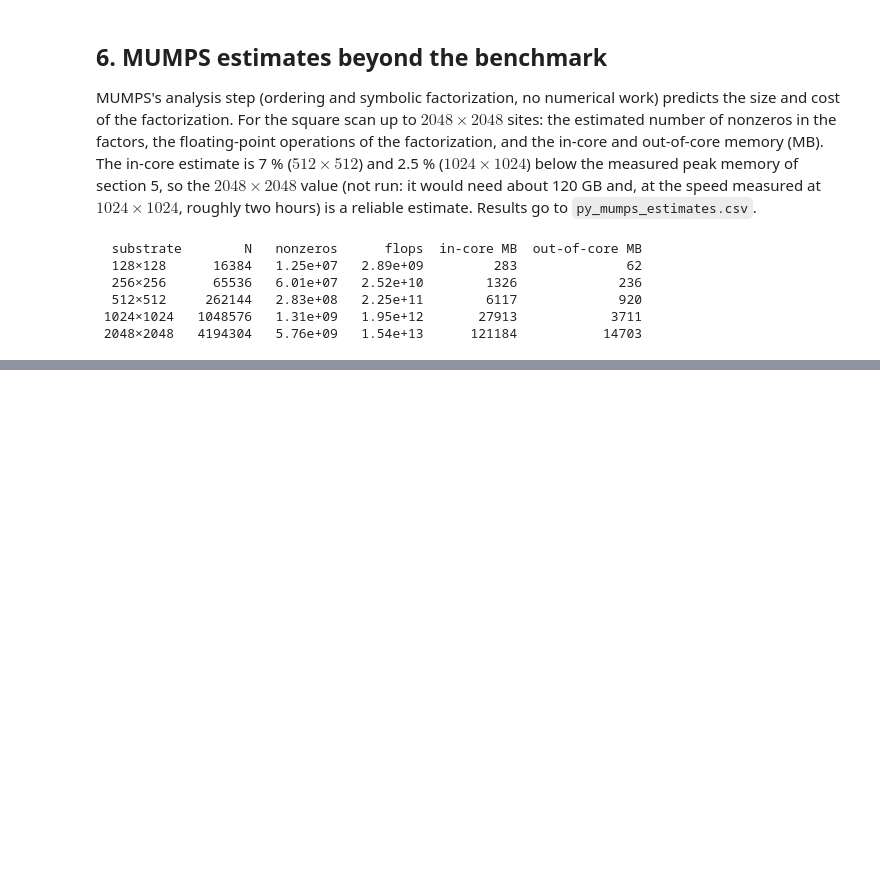
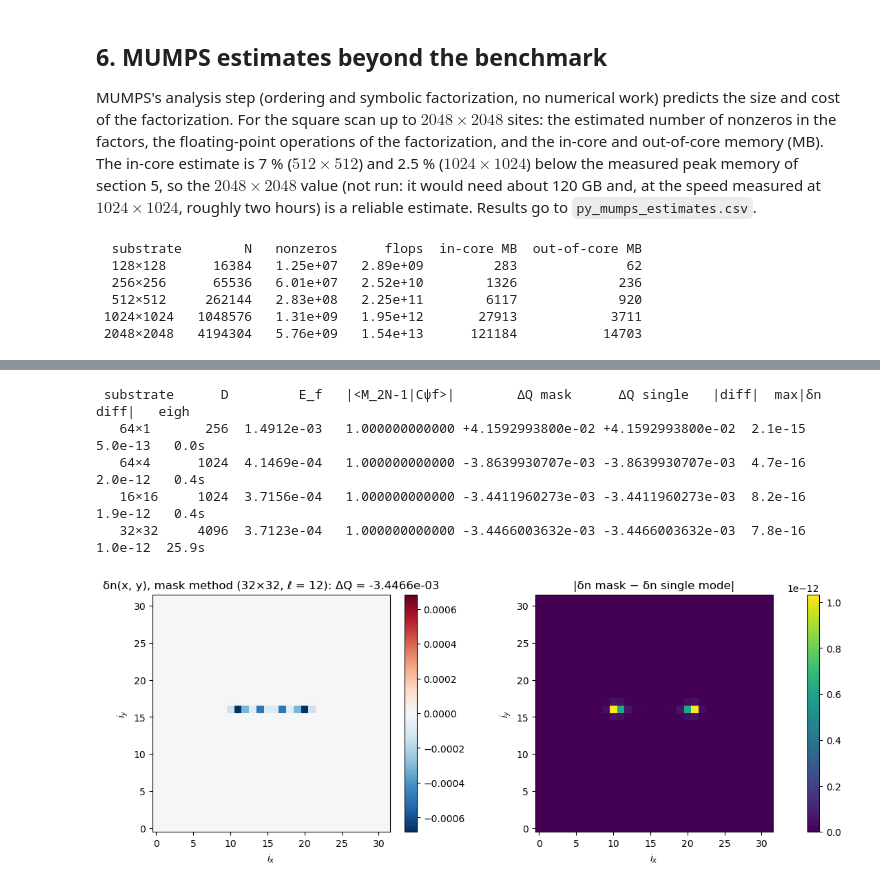
Before and after one commit to alasko5/MSH_Tensor_Network_Methods, a Jupyter notebook: msh_substrate/msh_substrate_python.ipynb, the cells around one changed output, grey strips where cells are left out. Drawn from its saved outputs; the diff is of its cells as text; code cells hidden in the pictures; blank space fills up the shorter version.

```diff
--- a/msh_substrate/msh_substrate_python.ipynb
+++ b/msh_substrate/msh_substrate_python.ipynb
@@ -334,0 +396,51 @@ for r in est:
+# %%
+def mask_check(Lx, Ly, ell=12):
+    "Charge difference of the fermion mode from the mask method (dense M) and from ⟨ψf|τz|ψf⟩, with δn on the lattice."
+    H = ham(Lx, Ly, ell).toarray(); N = H.shape[0] // 4
+    t_ = time.perf_counter(); E, M = la.eigh(H); t_eigh = time.perf_counter() - t_   # ascending energies
+    # logical states as masks over the columns of M (as in msh_chain_python_ed.ipynb, section 7)
+    masks = np.zeros((2, 4*N), bool)
+    masks[1, 2*N] = True                                       # |1⟩: ψf (column 2N) filled; |0⟩: empty
+    masks[:, :2*N] = np.flip(~masks[:, 2*N:], axis=1)          # partners: column 2N−1−k = C(column 2N+k)
+    rho = np.empty((2, N))
+    for j in range(2):
+        A = M[:, masks[j]]
+        rho[j] = (np.abs(A)**2).sum(1).reshape(N, 4)[:, :2].sum(1)   # particle diagonal of G = A A†, summed over spin
+    dn_mask = rho[1] - rho[0]
+    # single-mode formula from column 2N alone
+    v = M[:, 2*N].reshape(N, 4)
+    dn_single = (np.abs(v[:, :2])**2).sum(1) - (np.abs(v[:, 2:])**2).sum(1)
+    Cpsi = (np.kron(sy, sy) @ v.conj().T).T.reshape(-1)       # C = τy σy K in kwant's basis
+    overlap = abs(np.vdot(M[:, 2*N - 1], Cpsi))
+    return dict(N=N, D=4*N, E_f=E[2*N], t_eigh=t_eigh, overlap=overlap, dQ_mask=dn_mask.sum(), dQ_single=dn_single.sum(),
+                dn_err=np.abs(dn_mask - dn_single).max(), dn_mask=dn_mask.reshape(2**Ly, 2**Lx),
+                dn_single=dn_single.reshape(2**Ly, 2**Lx))
+
+mask_scan = [(6, 0), (6, 2), (4, 4), (5, 5)]
+mc = {p: in_fresh_process(mask_check, *p)[0] for p in mask_scan}
+print(f"{'substrate':>10s} {'D':>6s} {'E_f':>11s} {'|<M_2N-1|Cψf>|':>16s} {'ΔQ mask':>14s} {'ΔQ single':>14s} "
+      f"{'|diff|':>8s} {'max|δn diff|':>13s} {'eigh':>6s}")
+for (Lx, Ly), r in mc.items():
+    print(f"{2**Lx:>5d}×{2**Ly:<4d} {r['D']:6d} {r['E_f']:11.4e} {r['overlap']:16.12f} {r['dQ_mask']:+14.10e} "
+          f"{r['dQ_single']:+14.10e} {abs(r['dQ_mask'] - r['dQ_single']):8.1e} {r['dn_err']:13.1e} {r['t_eigh']:5.1f}s")
+
+import matplotlib.pyplot as plt
+r = mc[(5, 5)]
+fig, ax = plt.subplots(1, 2, figsize=(11, 4.2), constrained_layout=True)
+vm = np.abs(r["dn_mask"]).max()
+im = ax[0].imshow(r["dn_mask"], origin="lower", cmap="RdBu_r", vmin=-vm, vmax=vm)
+ax[0].set_title(f"δn(x, y), mask method (32×32, ℓ = 12): ΔQ = {r['dQ_mask']:+.4e}")
+fig.colorbar(im, ax=ax[0])
+im = ax[1].imshow(np.abs(r["dn_mask"] - r["dn_single"]), origin="lower", cmap="viridis")
+ax[1].set_title("|δn mask − δn single mode|")
+fig.colorbar(im, ax=ax[1])
+for a in ax:
+    a.set_xlabel("$i_x$"); a.set_ylabel("$i_y$")
+plt.show()
+# %% [output]
+ substrate      D         E_f   |<M_2N-1|Cψf>|        ΔQ mask      ΔQ single   |diff|  max|δn diff|   eigh
+   64×1       256  1.4912e-03   1.000000000000 +4.1592993800e-02 +4.1592993800e-02  2.1e-15       5.0e-13   0.0s
+   64×4      1024  4.1469e-04   1.000000000000 -3.8639930707e-03 -3.8639930707e-03  4.7e-16       2.0e-12   0.4s
+   16×16     1024  3.7156e-04   1.000000000000 -3.4411960273e-03 -3.4411960273e-03  8.2e-16       1.9e-12   0.4s
+   32×32     4096  3.7123e-04   1.000000000000 -3.4466003632e-03 -3.4466003632e-03  7.8e-16       1.0e-12  25.9s
+[figure, added]
```
Also changed, not shown: parts of 2 cells of this notebook.
